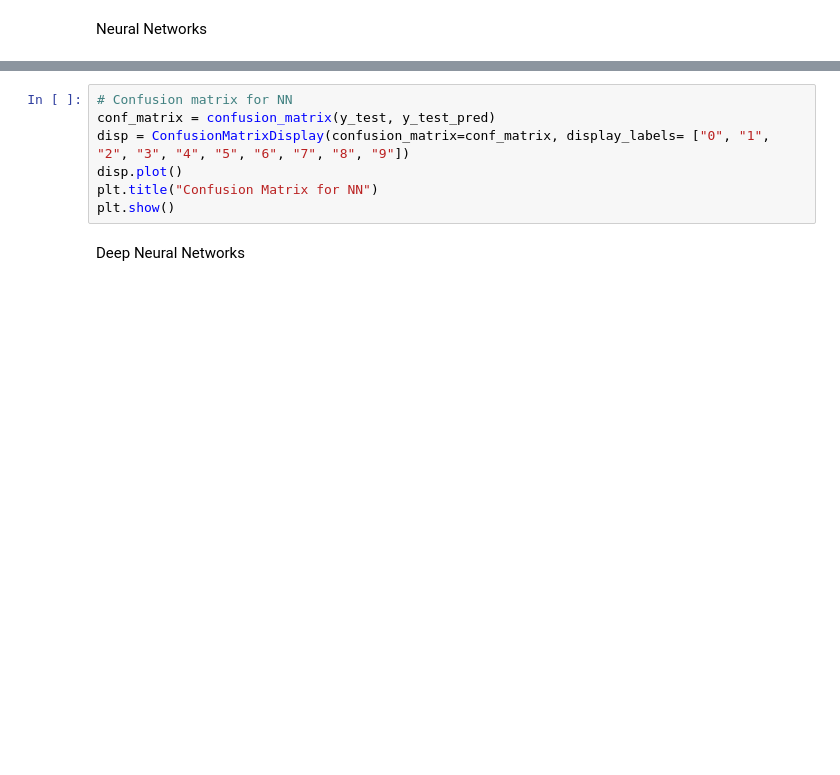
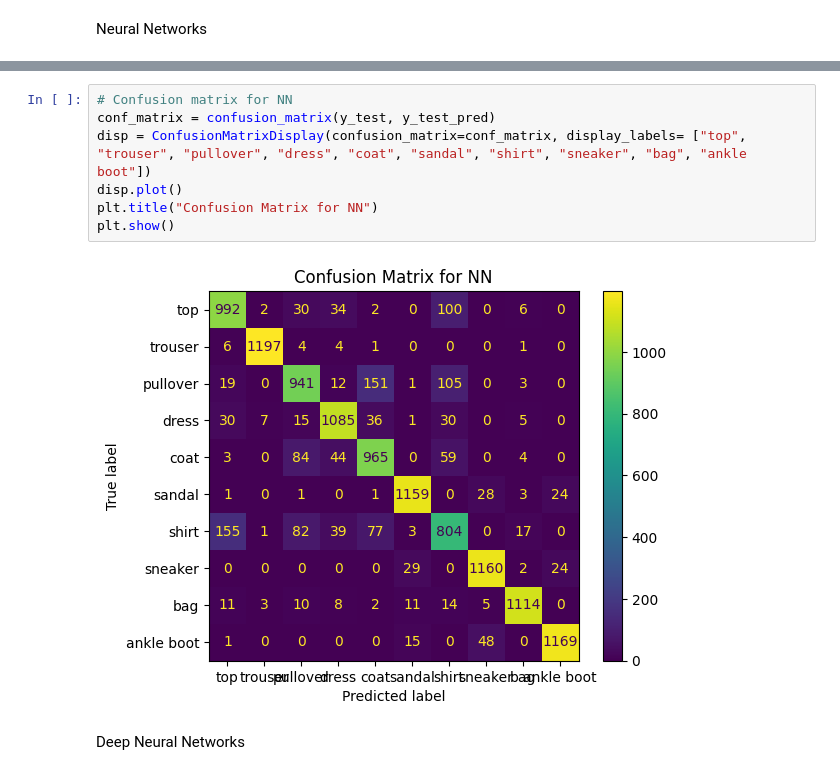
Before and after one commit to cetinus-gulin/ie423, a Jupyter notebook: task5-6-7/task5-gulin.ipynb, the cells around one changed output, grey strips where cells are left out. Drawn from its saved outputs; the diff is of its cells as text; blank space fills up the shorter version.

```diff
--- a/task5-6-7/task5-gulin.ipynb
+++ b/task5-6-7/task5-gulin.ipynb
@@ -151,10 +149,12 @@ Wall time: 52 s
 # %%
 # Confusion matrix for NN
 conf_matrix = confusion_matrix(y_test, y_test_pred)
-disp = ConfusionMatrixDisplay(confusion_matrix=conf_matrix, display_labels= ["0", "1", "2", "3", "4", "5", "6", "7", "8", "9"])
+disp = ConfusionMatrixDisplay(confusion_matrix=conf_matrix, display_labels= ["top", "trouser", "pullover", "dress", "coat", "sandal", "shirt", "sneaker", "bag", "ankle boot"])
 disp.plot()
 plt.title("Confusion Matrix for NN")
 plt.show()
+# %% [output]
+[figure, added]
 # %% [markdown]
 Deep Neural Networks
 # %%
```
Also changed, not shown: parts of 8 cells of this notebook, 1 other file.
